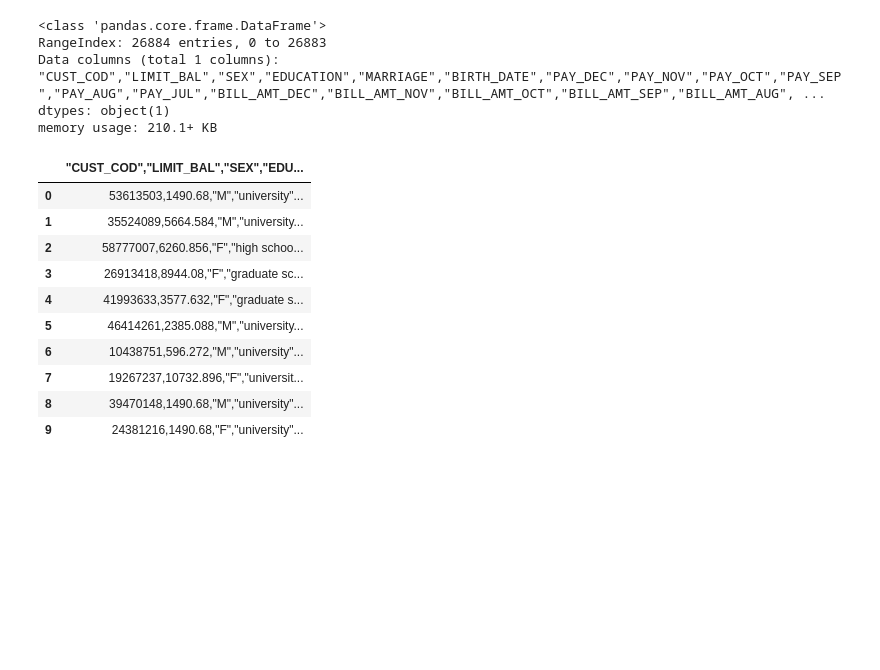
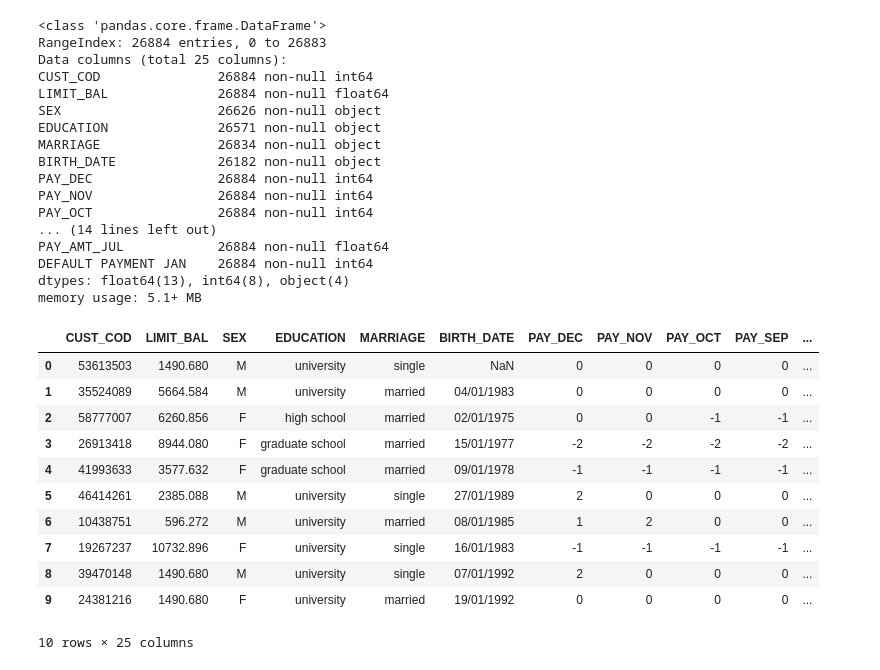
Before and after one commit to pietrodimarco91/Machine-Learning-Project-Loan-Default-Prediction, a Jupyter notebook: DataExplorationMadda.ipynb, the cells around one changed output. Saved outputs shown, nothing was run; the diff lists cells and outputs as text; code cells hidden in the pictures; blank space fills up the shorter version.

Commit message:
Added data exploration to madda's notebook

```diff
--- a/DataExplorationMadda.ipynb
+++ b/DataExplorationMadda.ipynb
@@ -5,24 +5,36 @@ import seaborn as sns
 import pandas as pd
 %matplotlib inline
 # %%
-train = pd.read_csv('data/train.csv')
+train = pd.read_csv('data/train_clean.csv')
 train.info()
 train.head(10)
 # %% [output]
 <class 'pandas.core.frame.DataFrame'>
 RangeIndex: 26884 entries, 0 to 26883
-Data columns (total 1 columns):
-"CUST_COD","LIMIT_BAL","SEX","EDUCATION","MARRIAGE","BIRTH_DATE","PAY_DEC","PAY_NOV","PAY_OCT","PAY_SEP","PAY_AUG","PAY_JUL","BILL_AMT_DEC","BILL_AMT_NOV","BILL_AMT_OCT","BILL_AMT_SEP","BILL_AMT_AUG", ...
-dtypes: object(1)
-memory usage: 210.1+ KB
+Data columns (total 25 columns):
+CUST_COD               26884 non-null int64
+LIMIT_BAL              26884 non-null float64
+SEX                    26626 non-null object
+EDUCATION              26571 non-null object
+MARRIAGE               26834 non-null object
+BIRTH_DATE             26182 non-null object
+PAY_DEC                26884 non-null int64
+PAY_NOV                26884 non-null int64
+PAY_OCT                26884 non-null int64
+... (14 lines left out)
+PAY_AMT_JUL            26884 non-null float64
+DEFAULT PAYMENT JAN    26884 non-null int64
+dtypes: float64(13), int64(8), object(4)
+memory usage: 5.1+ MB
-|  | "CUST_COD","LIMIT_BAL","SEX","EDU... |
-| 0 | 53613503,1490.68,"M","university"... |
-| 1 | 35524089,5664.584,"M","university... |
-| 2 | 58777007,6260.856,"F","high schoo... |
-| 3 | 26913418,8944.08,"F","graduate sc... |
-| 4 | 41993633,3577.632,"F","graduate s... |
-| 5 | 46414261,2385.088,"M","university... |
-| 6 | 10438751,596.272,"M","university"... |
-| 7 | 19267237,10732.896,"F","universit... |
-| 8 | 39470148,1490.68,"M","university"... |
-| 9 | 24381216,1490.68,"F","university"... |
+|  | CUST_COD | LIMIT_BAL | SEX | EDUCATION | MARRIAGE | BIRTH_DATE | PAY_DEC | PAY_NOV | PAY_OCT | PAY_SEP | ... |
+| 0 | 53613503 | 1490.680 | M | university | single | NaN | 0 | 0 | 0 | 0 | ... |
+| 1 | 35524089 | 5664.584 | M | university | married | 04/01/1983 | 0 | 0 | 0 | 0 | ... |
+| 2 | 58777007 | 6260.856 | F | high school | married | 02/01/1975 | 0 | 0 | -1 | -1 | ... |
+| 3 | 26913418 | 8944.080 | F | graduate school | married | 15/01/1977 | -2 | -2 | -2 | -2 | ... |
+| 4 | 41993633 | 3577.632 | F | graduate school | married | 09/01/1978 | -1 | -1 | -1 | -1 | ... |
+| 5 | 46414261 | 2385.088 | M | university | single | 27/01/1989 | 2 | 0 | 0 | 0 | ... |
+| 6 | 10438751 | 596.272 | M | university | married | 08/01/1985 | 1 | 2 | 0 | 0 | ... |
+| 7 | 19267237 | 10732.896 | F | university | single | 16/01/1983 | -1 | -1 | -1 | -1 | ... |
+| 8 | 39470148 | 1490.680 | M | university | single | 07/01/1992 | 2 | 0 | 0 | 0 | ... |
+| 9 | 24381216 | 1490.680 | F | university | married | 19/01/1992 | 0 | 0 | 0 | 0 | ... |
+10 rows × 25 columns
```
Also changed, not shown: parts of 82 cells of this notebook.
